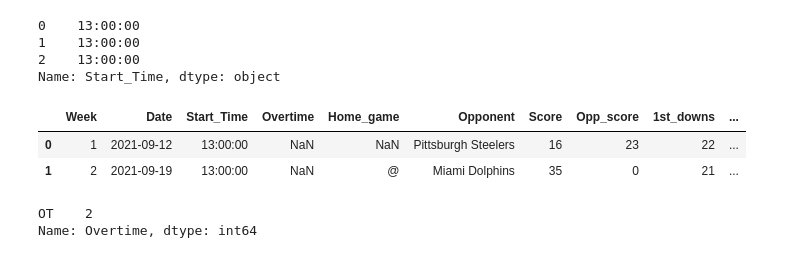
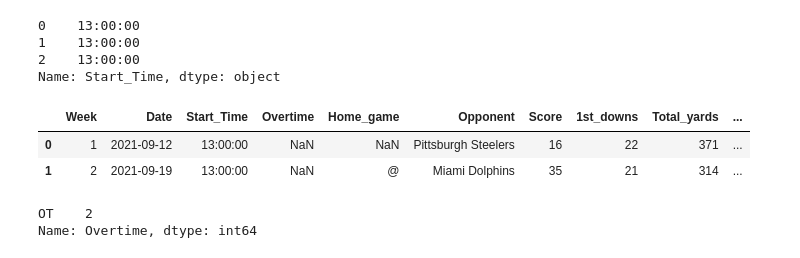
Before and after one commit to ninad22dixit/Superbowl_winner_prediction, a Jupyter notebook: Data_Wrangling.ipynb, the cells around one changed output. Saved outputs shown, nothing was run; the diff lists cells and outputs as text; code cells hidden in the pictures.

```diff
--- a/Data_Wrangling.ipynb
+++ b/Data_Wrangling.ipynb
@@ -95,8 +95,8 @@ Since 'Result' depends on the difference between points scored by both teams, we
 # %%
-# Remove the unnecessary columns from the data frame
+# Remove unnecessary columns from the data frame
 
 BUF = BUF.drop(columns=['Day','Boxscore','Result','Record','Offense_pts','Defense_pts','Sp_teams_pts','Passing_yards',
-                        'Opp_Passing_yards'])
+                        'Opp_Passing_yards','Opp_score'])
 # %%
 BUF.info()
 # %% [output]
@@ -178,11 +178,11 @@ BUF['Start_Time'].iloc[:3]
 2    13:00:00
 Name: Start_Time, dtype: object
 # %%
-BUF.iloc[:2,:]
+BUF.head(2)
 # %% [output]
-|  | Week | Date | Start_Time | Overtime | Home_game | Opponent | Score | Opp_score | 1st_downs | ... |
-| 0 | 1 | 2021-09-12 | 13:00:00 | NaN | NaN | Pittsburgh Steelers | 16 | 23 | 22 | ... |
-| 1 | 2 | 2021-09-19 | 13:00:00 | NaN | @ | Miami Dolphins | 35 | 0 | 21 | ... |
+|  | Week | Date | Start_Time | Overtime | Home_game | Opponent | Score | 1st_downs | Total_yards | ... |
+| 0 | 1 | 2021-09-12 | 13:00:00 | NaN | NaN | Pittsburgh Steelers | 16 | 22 | 371 | ... |
+| 1 | 2 | 2021-09-19 | 13:00:00 | NaN | @ | Miami Dolphins | 35 | 21 | 314 | ... |
 # %%
 # Overtime
 
```
Also changed, not shown: parts of 27 cells of this notebook.
